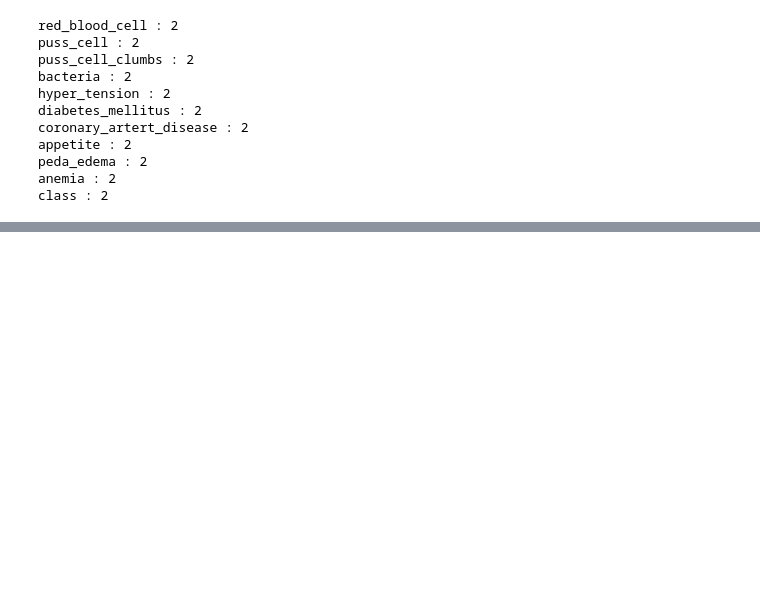
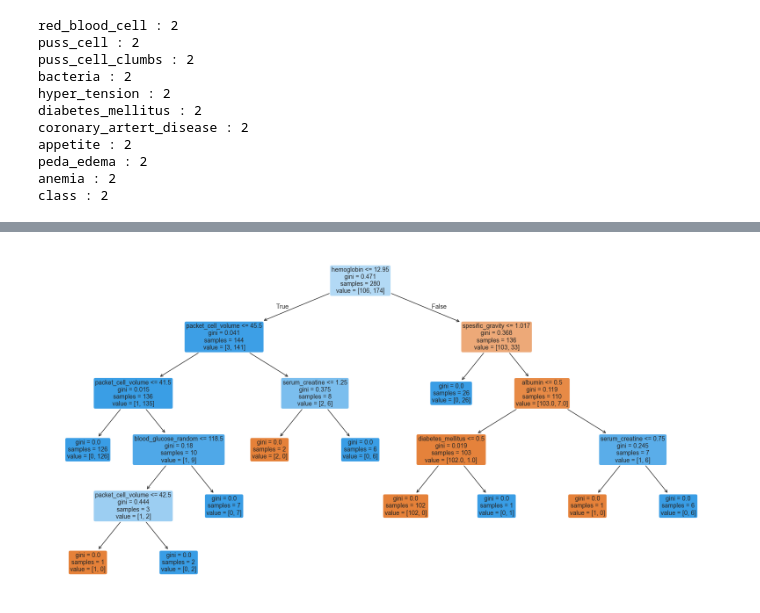
Before and after one commit to olgun-yilmaz/ChronicKidneyDiseasePredict, a Jupyter notebook: kidney_disease_predict.ipynb, the cells around one changed output, grey strips where cells are left out. Drawn from its saved outputs; the diff is of its cells as text; code cells hidden in the pictures; blank space fills up the shorter version.

Commit message:
Visualized feature importance using DecisionTree

```diff
--- a/kidney_disease_predict.ipynb
+++ b/kidney_disease_predict.ipynb
@@ -364,0 +365,10 @@ weighted avg       0.98      0.97      0.97       120
+# %%
+# dt visualization - feature importance
+class_names = ['ckd','notckd']
+independent_col = [col for col in df.columns if col != 'class']
+
+plt.figure(figsize=(20,10))
+plot_tree(dt,feature_names=independent_col, filled=True, rounded=True, fontsize=10)
+plt.show()
+# %% [output]
+[figure, added]
```
Also changed, not shown: parts of 5 cells of this notebook, 2 other files.
